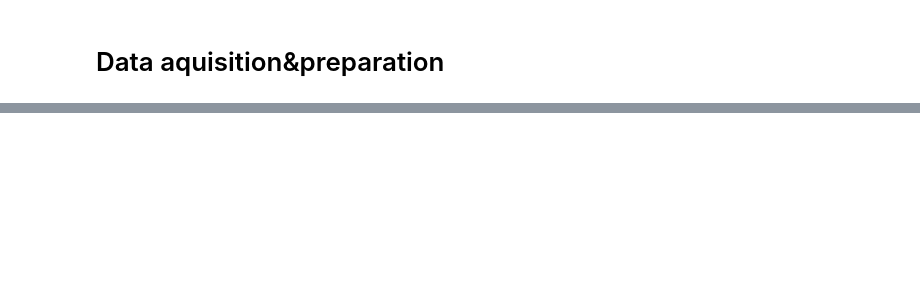
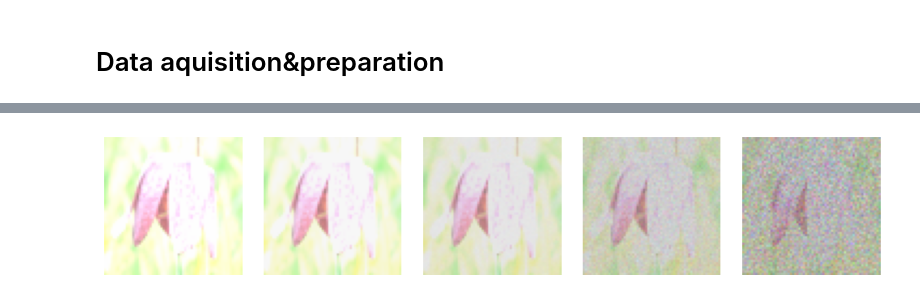
Before and after one commit to SPLambda/diffusion, a Jupyter notebook: src/solution.ipynb, the cells around one changed output, grey strips where cells are left out. Saved outputs shown, nothing was run; the diff lists cells and outputs as text; code cells hidden in the pictures; blank space fills up the shorter version.

```diff
--- a/src/solution.ipynb
+++ b/src/solution.ipynb
@@ -55,0 +126,7 @@ train_ds, val_ds, test_ds = load_data(dataset_name)
+# %%
+forward_diffusion = Diffusion()
+# %%
+noisy_images = [tf.squeeze(forward_diffusion.q_sample(tf.expand_dims(demo_img, 0), tf.constant([t]))) for t in [0, 50, 100, 150, 200]]
+plot(noisy_images)
+# %% [output]
+[figure, added]
```
Also changed, not shown: parts of 6 cells of this notebook.
